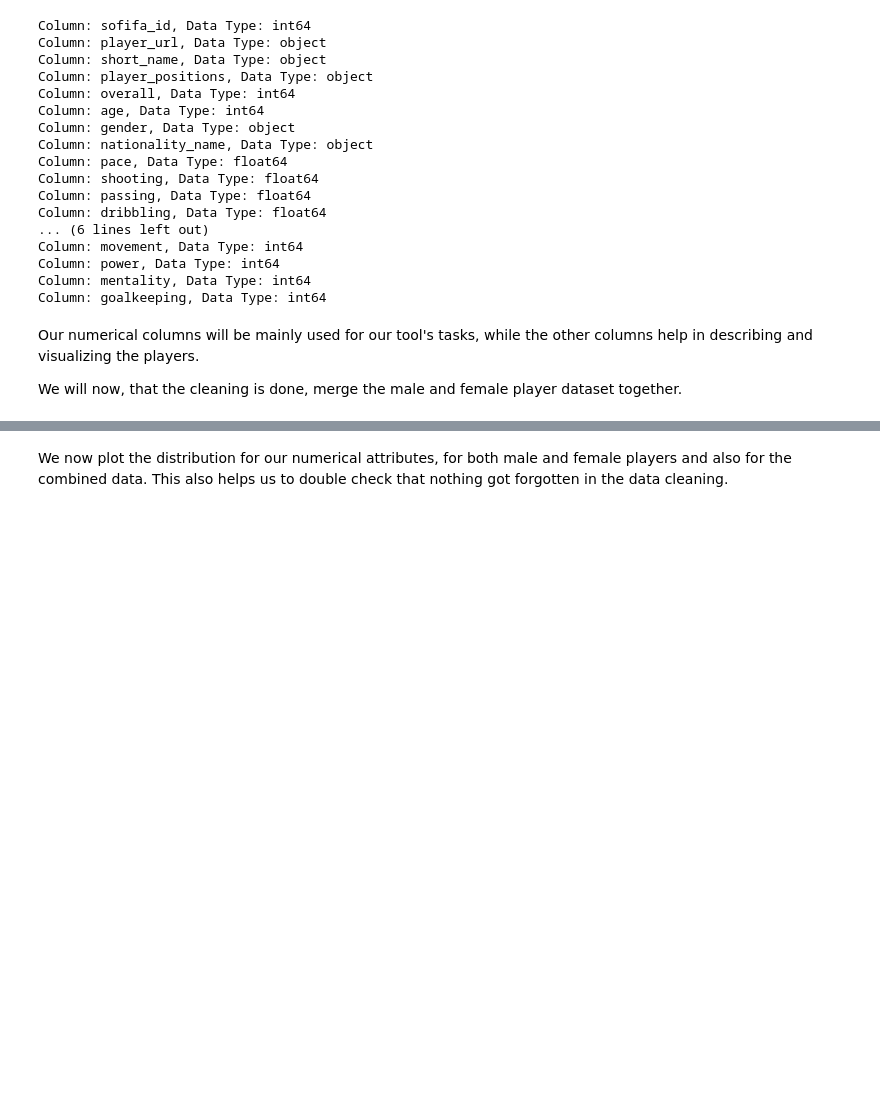
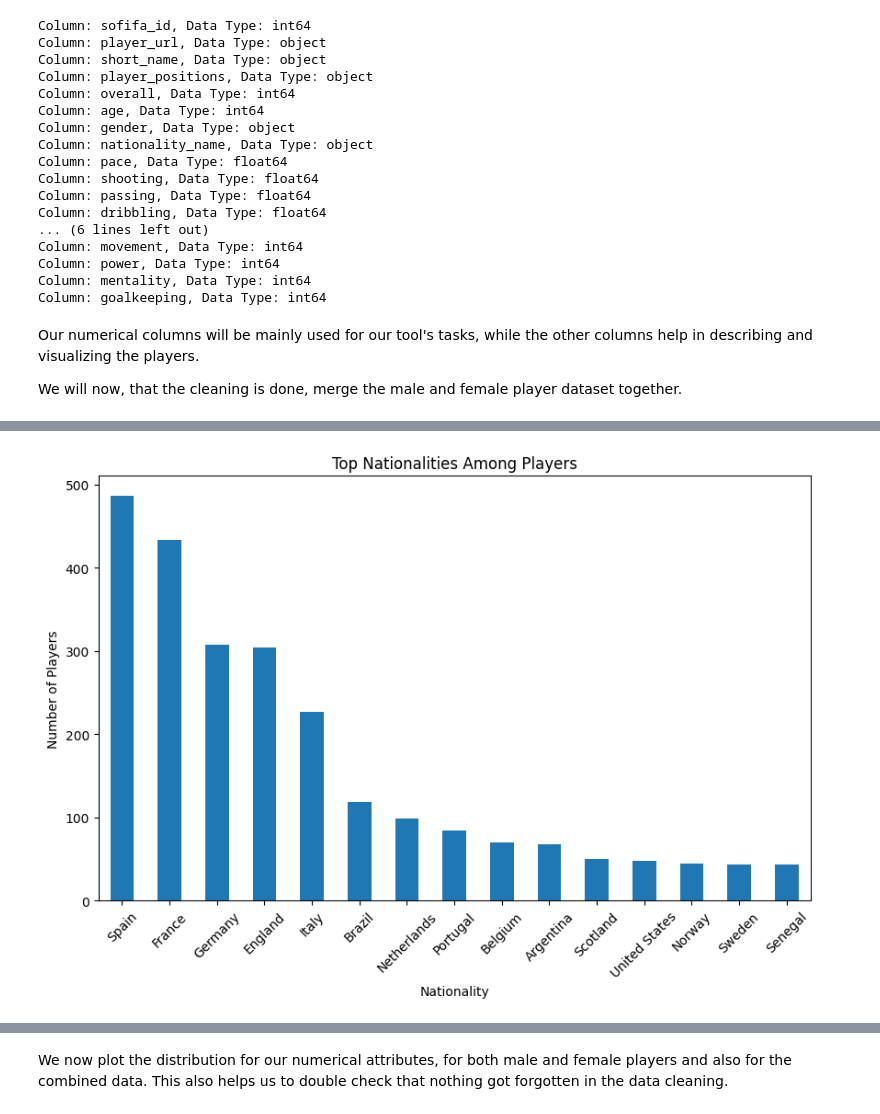
Before and after one commit to softconrob/KRGM, a Jupyter notebook: data_preparation.ipynb, the cells around one changed output, grey strips where cells are left out. Saved outputs shown, nothing was run; the diff lists cells and outputs as text; code cells hidden in the pictures; blank space fills up the shorter version.

```diff
--- a/data_preparation.ipynb
+++ b/data_preparation.ipynb
@@ -656,0 +682,13 @@ df_fifa.to_csv(path_to_save_csv, index=False)
+# %%
+# since its too crowded lets look at the top 15 countries
+N = 15
+top_nationalities = df_fifa['nationality_name'].value_counts().head(N)
+
+top_nationalities.plot(kind='bar', figsize=(10, 6))
+plt.title('Top Nationalities Among Players')
+plt.xlabel('Nationality')
+plt.ylabel('Number of Players')
+plt.xticks(rotation=45)
+plt.show()
+# %% [output]
+[figure, added]
```
Also changed, not shown: parts of 8 cells of this notebook.
